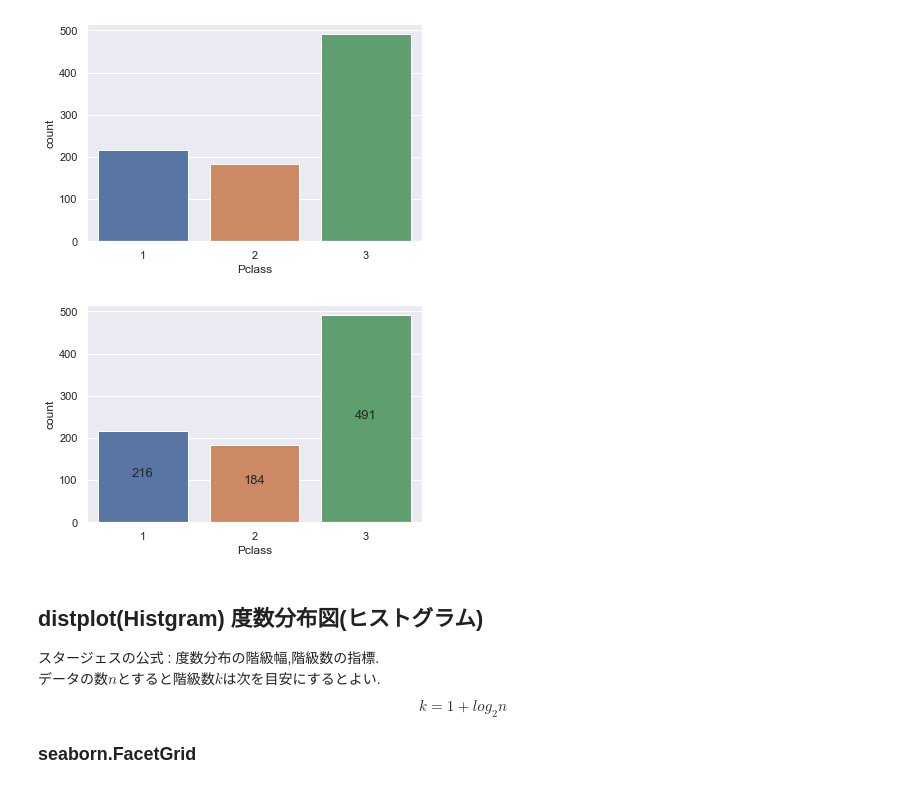
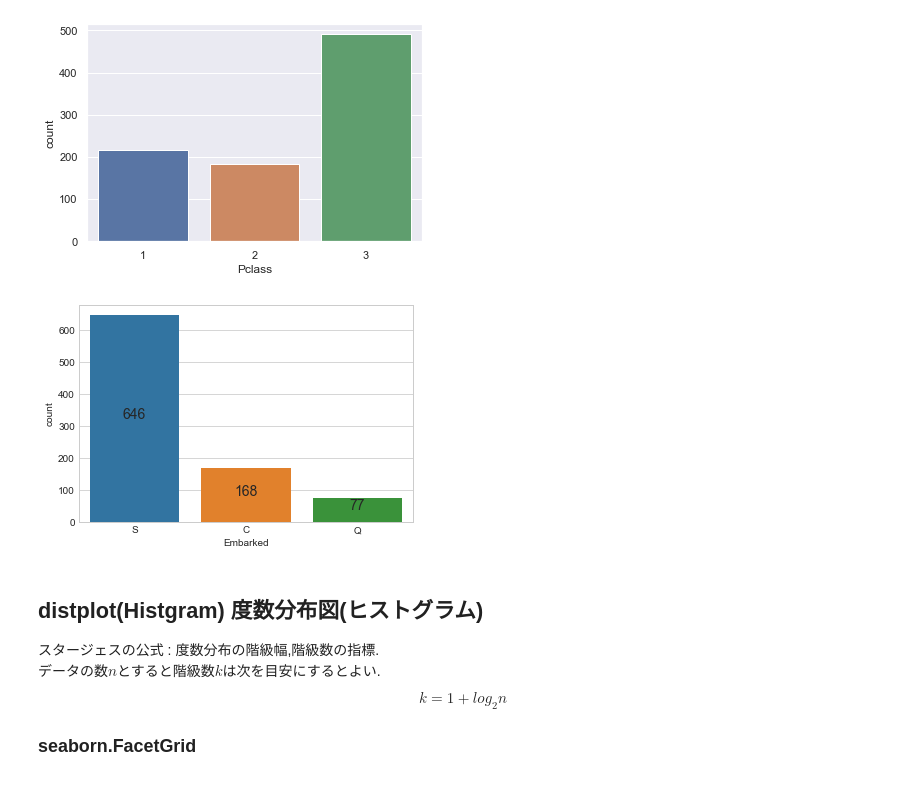
Before and after one commit to chama0623/Python_memo, a Jupyter notebook: Visualization.ipynb, the cells around one changed output. Cells and saved outputs as stored; diff of their text form; code cells hidden in the pictures.

Commit message:
update countplot

```diff
--- a/Visualization.ipynb
+++ b/Visualization.ipynb
@@ -57,16 +57,22 @@ sns.countplot(train['Pclass'])
 plt.show()
 # %% [output]
 [figure]
+# %%
+train['Embarked'] = train['Embarked'].fillna('S')
 # %%
-view = train['Pclass']
+view = train["Embarked"]
+
+l_order=view.value_counts().index.to_list()
+graph = view.apply(lambda x: l_order.index(x) if x in l_order else -1)
 
 plt.figure(facecolor='white')
-sns.countplot(view)
-for col,num in enumerate(view.value_counts().sort_index()):
-    plt.text(col, num/2, str(num),ha='center',fontsize=13)
+sns.countplot(graph)
+for col,num in enumerate(view.value_counts()):
+    plt.text(col, num/2, str(num),ha='center',fontsize=14)
+plt.xticks(range(len(l_order)),l_order)
 plt.show()
 # %% [output]
-[figure, old version]
+[figure, new version]
 # %% [markdown]
 ## distplot(Histgram) 度数分布図(ヒストグラム)
 
```
